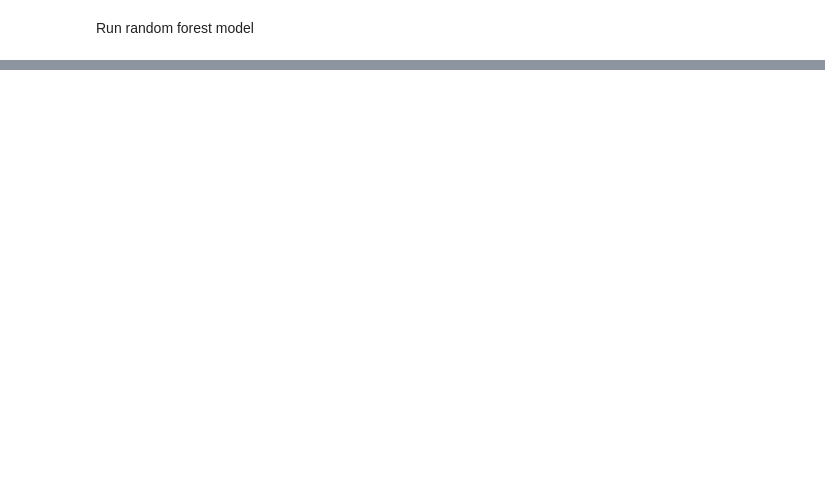
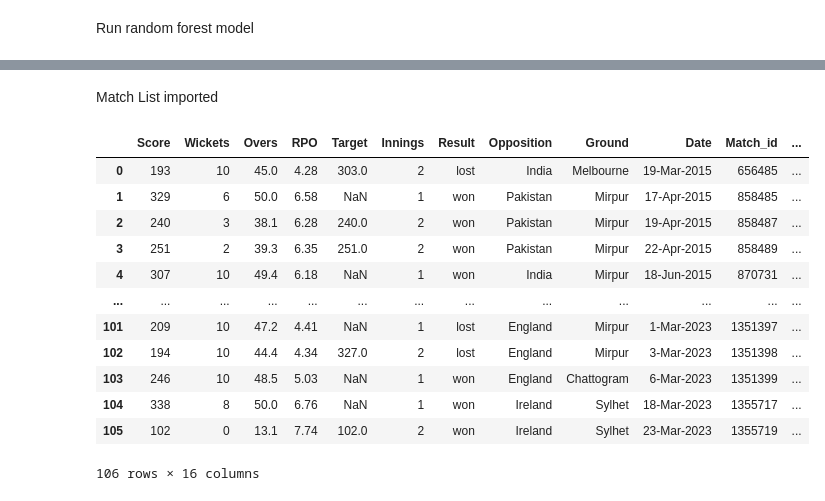
Before and after one commit to Anikcse19/Books-site-with-responsive, a Jupyter notebook: Thesis_Work.ipynb, the cells around one changed output, grey strips where cells are left out. Cells and saved outputs as stored; diff of their text form; code cells hidden in the pictures; blank space fills up the shorter version.

```diff
--- a/Thesis_Work.ipynb
+++ b/Thesis_Work.ipynb
@@ -526,0 +829,19 @@ R-squared: -0.15
+# %% [markdown]
+Match List imported
+# %%
+match_list_df=pd.read_csv('/content/drive/MyDrive/Thesis Data set/Match list data/match_lists_data - match_lists_data (1).csv')
+match_list_df
+# %% [output]
+|  | Score | Wickets | Overs | RPO | Target | Innings | Result | Opposition | Ground | Date | Match_id | ... |
+| 0 | 193 | 10 | 45.0 | 4.28 | 303.0 | 2 | lost | India | Melbourne | 19-Mar-2015 | 656485 | ... |
+| 1 | 329 | 6 | 50.0 | 6.58 | NaN | 1 | won | Pakistan | Mirpur | 17-Apr-2015 | 858485 | ... |
+| 2 | 240 | 3 | 38.1 | 6.28 | 240.0 | 2 | won | Pakistan | Mirpur | 19-Apr-2015 | 858487 | ... |
+| 3 | 251 | 2 | 39.3 | 6.35 | 251.0 | 2 | won | Pakistan | Mirpur | 22-Apr-2015 | 858489 | ... |
+| 4 | 307 | 10 | 49.4 | 6.18 | NaN | 1 | won | India | Mirpur | 18-Jun-2015 | 870731 | ... |
+| ... | ... | ... | ... | ... | ... | ... | ... | ... | ... | ... | ... | ... |
+| 101 | 209 | 10 | 47.2 | 4.41 | NaN | 1 | lost | England | Mirpur | 1-Mar-2023 | 1351397 | ... |
+| 102 | 194 | 10 | 44.4 | 4.34 | 327.0 | 2 | lost | England | Mirpur | 3-Mar-2023 | 1351398 | ... |
+| 103 | 246 | 10 | 48.5 | 5.03 | NaN | 1 | won | England | Chattogram | 6-Mar-2023 | 1351399 | ... |
+| 104 | 338 | 8 | 50.0 | 6.76 | NaN | 1 | won | Ireland | Sylhet | 18-Mar-2023 | 1355717 | ... |
+| 105 | 102 | 0 | 13.1 | 7.74 | 102.0 | 2 | won | Ireland | Sylhet | 23-Mar-2023 | 1355719 | ... |
+106 rows × 16 columns
```
Also changed, not shown: parts of 46 cells of this notebook.
